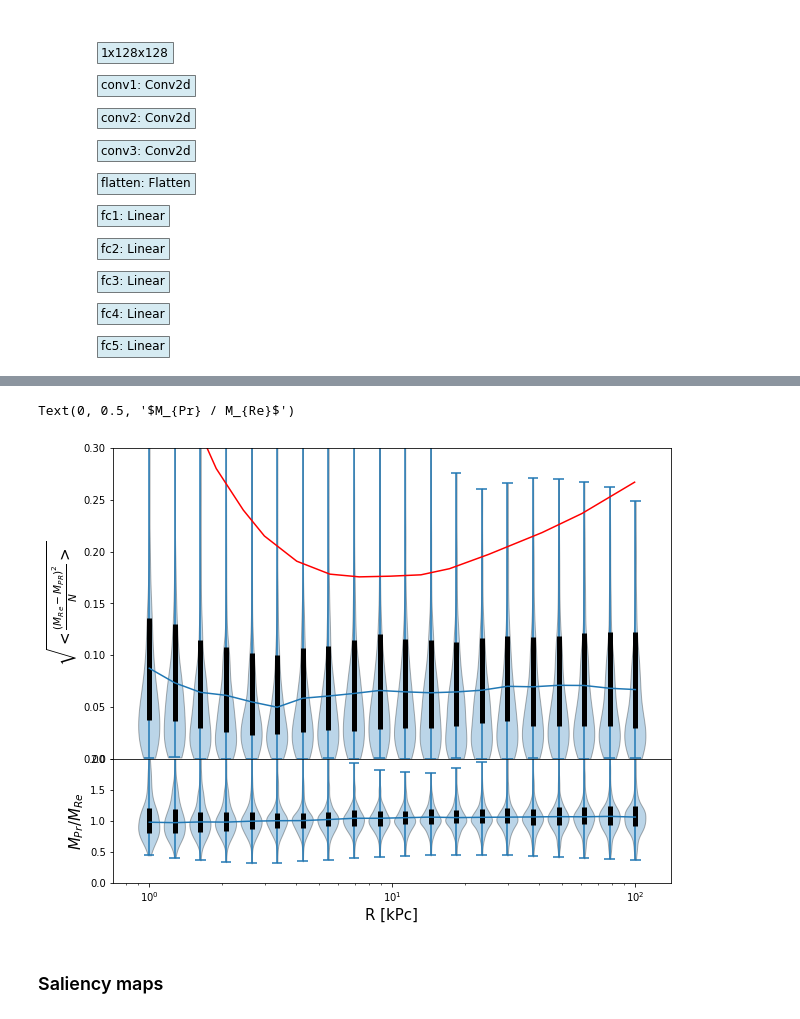
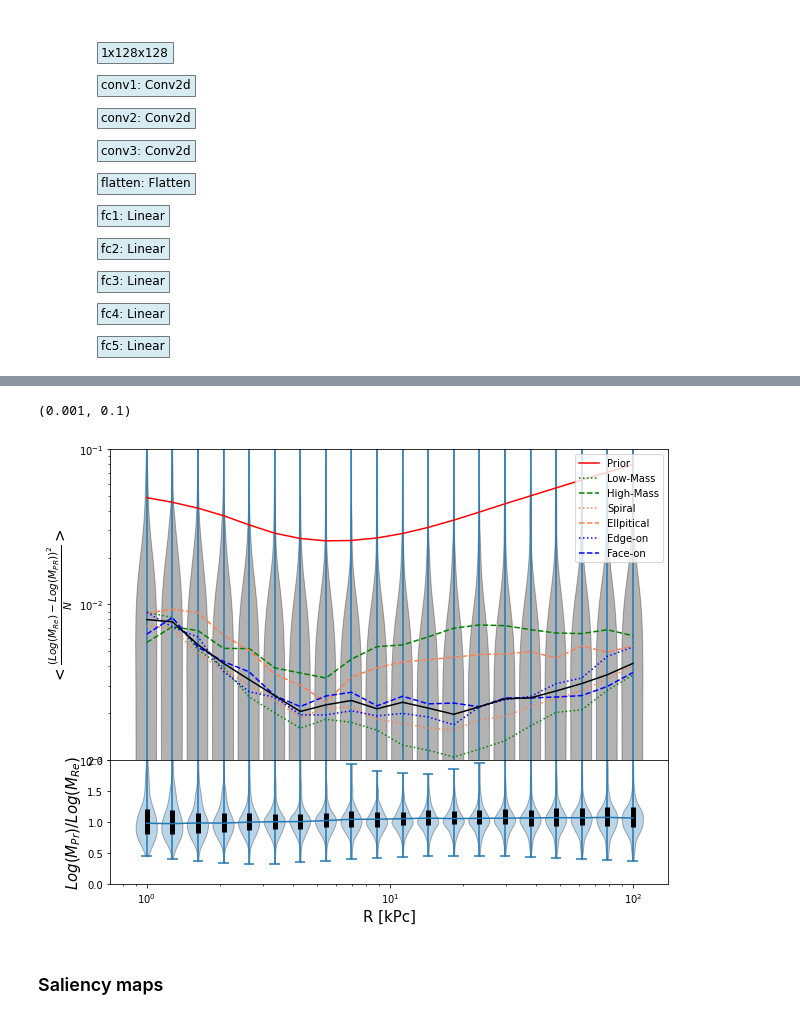
Before and after one commit to Martindelosrios/MaDaMe, a Jupyter notebook: codes/CNNs.ipynb, the cells around one changed output, grey strips where cells are left out. Drawn from its saved outputs; the diff is of its cells as text; code cells hidden in the pictures.

Commit message:
I did some analysis splitting the validation set using different variables

```diff
--- a/codes/CNNs.ipynb
+++ b/codes/CNNs.ipynb
@@ -754,6 +754,11 @@ drwxrwxr-x 4 martinrios martinrios     4096 mar 10 11:42 ..
 -rw-rw-r-- 1 martinrios martinrios 16963738 mar 14 15:59 best_model_8ch_8.pth
 drwxrwxr-x 2 martinrios martinrios     4096 mar 14 15:59 .
 -rw-rw-r-- 1 martinrios martinrios 16963738 mar 14 16:01 best_model_8ch_9.pth
+# %%
+# If there were no fit you have to run this cell
+model = ConvNet(input_shape, intermediate_dim1, intermediate_dim2, intermediate_dim3, intermediate_dim4, output_dim, actFunction)
+criterion = nn.MSELoss()  # Para un problema de regresión o imagen de salida continua
+optimizer = optim.Adam(model.parameters(), lr=0.001)
 # %%
 models_names = glob.glob(os.path.join('../data/models/', 'best_model_' + name + '*' ))
 # %%
@@ -826,11 +831,17 @@ for i in range(test_size):
 # %%
 y_predicted_random = np.random.uniform(0,1, size=(298,20))
 M_pred_random = 10**(y_predicted_random * (max_y - min_y) + min_y)
+# %%
+y_prior = (dm_prior_profile - min_y) / (max_y - min_y)
+y_prior = np.tile(y_prior, (test_size, 1))
+
+M_prior = 10**(y_prior * (max_y - min_y) + min_y)
 # %%
 if len(M_pred_list) > 1:
     M_pred_list = np.asarray(M_pred_list)
     M_pred = np.mean(M_pred_list, axis = 0)
     M_pred_std = np.std(M_pred_list, axis = 0)
+    y_predicted = (np.log10(M_pred) - min_y) / (max_y - min_y)
 else:
     M_pred_std = None
 # %%
@@ -953,42 +1011,81 @@ Text(0, 0.5, '$M_{Pr} / M_{Re}$')
 # %%
-quantiles = np.percentile((y_testset - y_predicted)**2, [25, 50, 75], axis=0)
+#quantiles = np.percentile((y_testset - y_predicted)**2, [25, 50, 75], axis=0)
+quantiles = np.percentile((np.log10(M_real) - np.log10(M_pred))**2, [25, 50, 75], axis=0)
 # %%
 fig,ax = plt.subplots(2,1, figsize = (10,8), gridspec_kw={'height_ratios':[2.5, 1], 'hspace':0}, sharex = True)
 
-parts = ax[0].violinplot(np.sqrt((y_testset - y_predicted)**2), positions=R_bins, widths=R_bins*0.2)
+#parts = ax[0].violinplot((y_testset - y_predicted)**2, positions=R_bins, widths=R_bins*0.2, showmedians = True)
+parts = ax[0].violinplot((np.log10(M_real) - np.log10(M_pred))**2, positions=R_bins, widths=R_bins*0.2, showmedians = False)
 for pc in parts['bodies']:
-    pc.set_facecolor('#1f77b4')  # Color azul
+    pc.set_facecolor('black')  # Color azul
     pc.set_edgecolor('black')
     pc.set_alpha(0.3)
 
-ax[0].plot(R_bins, np.sqrt(quantiles[1,:]), color = '#1f77b4' , zorder=4)
-ax[0].vlines(R_bins, np.sqrt(quantiles[0,:]), np.sqrt(quantiles[2,:]), color='k', linestyle='-', lw=5)
+ax[0].plot(R_bins, quantiles[1,:], zorder=4, color = 'black')
+#ax[0].plot(R_bins, mean_squared_error(np.log10(M_real), np.log10(M_pred), multioutput = 'raw_values'), color = 'coral', label = 'CNN')
+#%ax[0].plot(R_bins, mse**2, color = 'coral', label = 'New')
+
+#ax[0].vlines(R_bins, quantiles[0,:], quantiles[2,:], color='k', linestyle='-', lw=5)
 #ax[0].plot(R_bins, np.sqrt(quantiles[0,:]), color = '#1f77b4' , zorder=4)
 #ax[0].plot(R_bins, np.sqrt(quantiles[2,:]), color = '#1f77b4' , zorder=4)
 ax[0].set_xscale('log')
+ax[0].set_yscale('log')
 #ax[0].plot(R_bins, mse/mse_prior, color = 'red')
-#ax[0].plot(R_bins, mse_prior, color = 'green')
+#%ax[0].plot(R_bins, mse_prior**2, color = 'red', label = 'Prior')
+ax[0].plot(R_bins, mean_squared_error(np.log10(M_real), np.log10(M_prior), multioutput = 'raw_values'), color = 'red', label = 'Prior')
 #ax[0].fill_between(R_bins, mse + std, mse - std, color = 'red', alpha = 0.3)
-ax[0].set_ylim(0,0.3)
-ax[0].plot(arqB_8ch[:,0], arqB_8ch[:,1], color = 'red')
-ax[0].set_ylabel('$\sqrt{ <\\frac{(M_{Re} - M_{PR})^2}{N}> }$', fontsize = 15)
+#ax[0].set_ylim(0,0.03)
+#ax[0].plot(arqB_8ch[:,0], arqB_8ch[:,1], color = 'red')
+ax[0].set_ylabel('$<\\frac{(Log(M_{Re}) - Log(M_{PR}))^2}{N}>$', fontsize = 15)
 
 parts1 = ax[1].violinplot((M_pred / M_real), positions=R_bins, widths=R_bins*0.2)
 for pc in parts1['bodies']:
     pc.set_facecolor('#1f77b4')  # Color azul
     pc.set_edgecolor('black')
     pc.set_alpha(0.3)
 
 ax[1].plot(R_bins, mass_quantiles[1,:], color = '#1f77b4' , zorder=4)
 ax[1].vlines(R_bins, mass_quantiles[0,:], mass_quantiles[2,:], color='k', linestyle='-', lw=5)
 ax[1].set_ylim(0,2)
 ax[1].set_xlabel('R [kPc]', fontsize = 15)
-ax[1].set_ylabel('$M_{Pr} / M_{Re}$', fontsize = 15)
+ax[1].set_ylabel('$Log(M_{Pr}) / Log(M_{Re})$', fontsize = 15)
 
+# Mass splitting
+ind_aux = np.where(np.log10(properties[test_ind, 2]) < np.log10(properties[test_ind,2]).mean())[0]
+mse_aux = np.percentile((np.log10(M_real[ind_aux]) - np.log10(M_pred[ind_aux]))**2, [50], axis=0)[0]
+ax[0].plot(R_bins, mse_aux, color = 'green', ls = ':', label = 'Low-Mass')
+
+ind_aux = np.where(np.log10(properties[test_ind, 2]) > np.log10(properties[test_ind,2]).mean())[0]
+mse_aux = np.percentile((np.log10(M_real[ind_aux]) - np.log10(M_pred[ind_aux]))**2, [50], axis=0)[0]
+ax[0].plot(R_bins, mse_aux, color = 'green', ls = '--', label = 'High-Mass')
+# --------------------------------
+
+# Kappa splitting
+ind_aux = np.where(properties[test_ind, 15] > 0.5)[0]
+mse_aux = np.percentile((np.log10(M_real[ind_aux]) - np.log10(M_pred[ind_aux]))**2, [50], axis=0)[0]
+ax[0].plot(R_bins, mse_aux, color = 'coral', ls = ':', label = 'Spiral')
+
+ind_aux = np.where(properties[test_ind, 15] < 0.5)[0]
+mse_aux = np.percentile((np.log10(M_real[ind_aux]) - np.log10(M_pred[ind_aux]))**2, [50], axis=0)[0]
+ax[0].plot(R_bins, mse_aux, color = 'coral', ls = '--', label = 'Ellpitical')
+# ------------------------------------
+
+# Theta splitting
+ind_aux = np.where( (properties[test_ind, 18] > (np.pi/4)) & (properties[test_ind, 18] < (3*np.pi/4)))[0]
+mse_aux = np.percentile((np.log10(M_real[ind_aux]) - np.log10(M_pred[ind_aux]))**2, [50], axis=0)[0]
+ax[0].plot(R_bins, mse_aux, color = 'blue', ls = ':', label = 'Edge-on')
+
+ind_aux = np.where( (properties[test_ind, 18] < (np.pi/4)) | (properties[test_ind, 18] > (3*np.pi/4)))[0]
+mse_aux = np.percentile((np.log10(M_real[ind_aux]) - np.log10(M_pred[ind_aux]))**2, [50], axis=0)[0]
+ax[0].plot(R_bins, mse_aux, color = 'blue', ls = '--', label = 'Face-on')
+# --------------------------------
+
+ax[0].legend()
+ax[0].set_ylim(1e-3,1e-1)
 #plt.savefig('../graphs/MSE_v2_' + name + '.pdf')
 # %% [output]
-Text(0, 0.5, '$M_{Pr} / M_{Re}$')
+(0.001, 0.1)
-[figure, old version]
+[figure, new version]
 # %% [markdown]
 ### Saliency maps
 # %%
```
Also changed, not shown: parts of 11 cells of this notebook.
